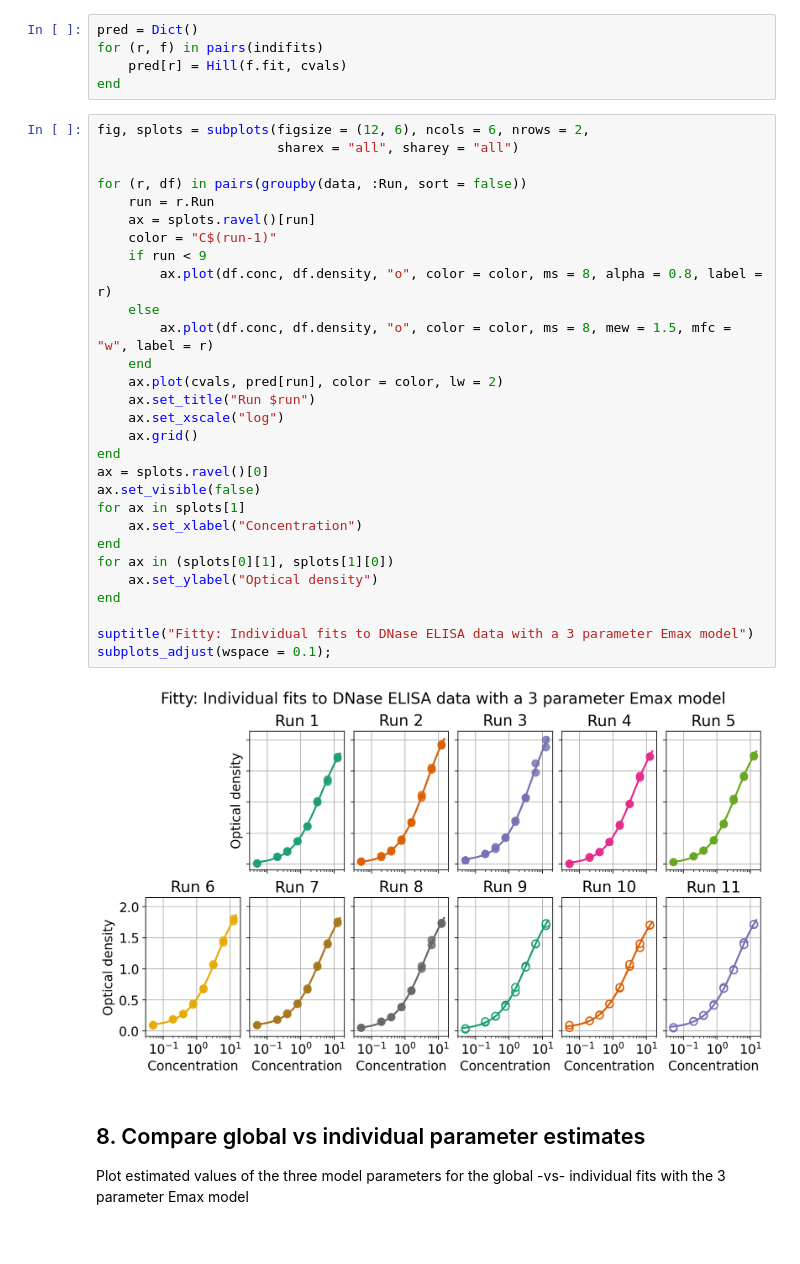
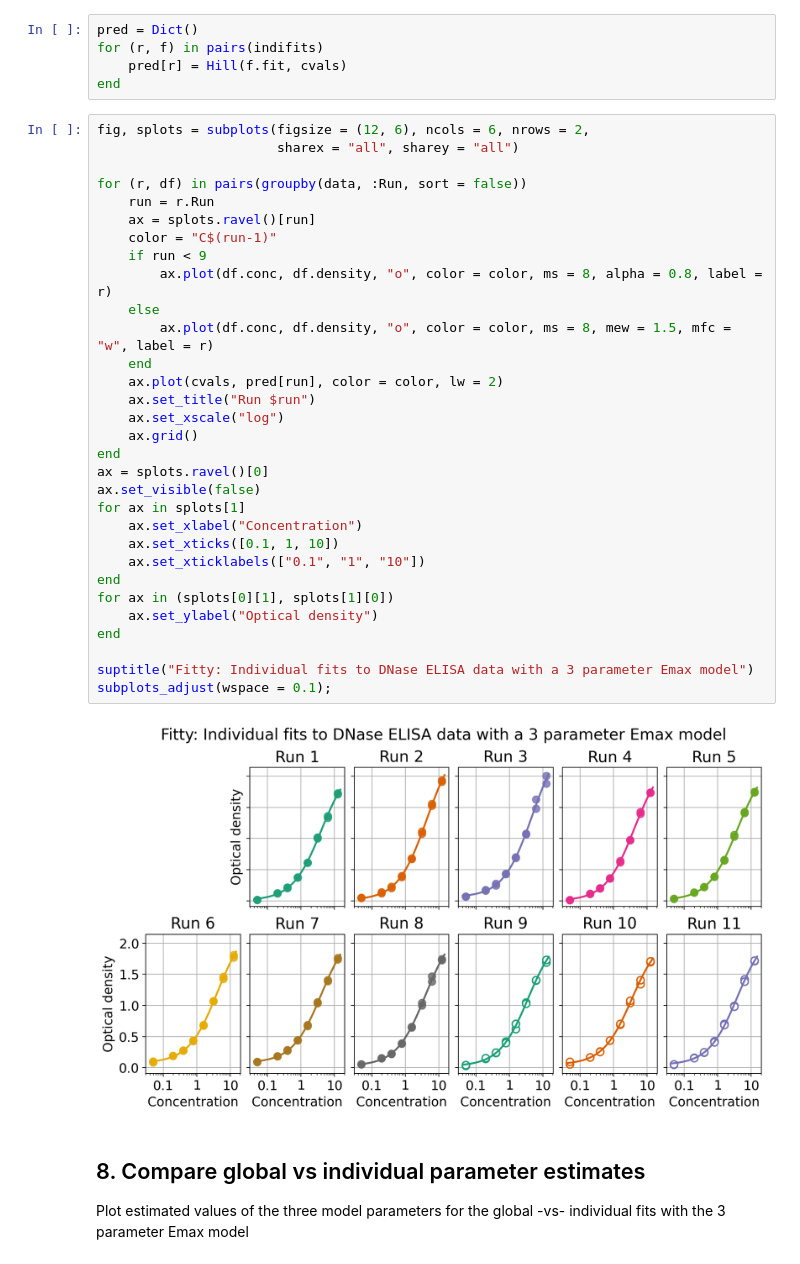
Before and after one commit to quantilogix/Fitty.jl, a Jupyter notebook: notebooks/05-DNaseDRfits.ipynb, the cells around one changed output. Cells and saved outputs as stored; diff of their text form.

Commit message:
Updated plot axis labels

```diff
--- a/notebooks/05-DNaseDRfits.ipynb
+++ b/notebooks/05-DNaseDRfits.ipynb
@@ -448,34 +452,36 @@ end
 # %%
 fig, splots = subplots(figsize = (12, 6), ncols = 6, nrows = 2,
                        sharex = "all", sharey = "all")
 
 for (r, df) in pairs(groupby(data, :Run, sort = false))
     run = r.Run
     ax = splots.ravel()[run]
     color = "C$(run-1)"
     if run < 9
         ax.plot(df.conc, df.density, "o", color = color, ms = 8, alpha = 0.8, label = r)
     else
         ax.plot(df.conc, df.density, "o", color = color, ms = 8, mew = 1.5, mfc = "w", label = r)
     end
     ax.plot(cvals, pred[run], color = color, lw = 2)
     ax.set_title("Run $run")
     ax.set_xscale("log")
     ax.grid()
 end
 ax = splots.ravel()[0]
 ax.set_visible(false)
 for ax in splots[1]
     ax.set_xlabel("Concentration")
+    ax.set_xticks([0.1, 1, 10])
+    ax.set_xticklabels(["0.1", "1", "10"])
 end
 for ax in (splots[0][1], splots[1][0])
     ax.set_ylabel("Optical density")
 end
 
 suptitle("Fitty: Individual fits to DNase ELISA data with a 3 parameter Emax model")
 subplots_adjust(wspace = 0.1);
 # %% [output]
-[figure, old version]
+[figure, new version]
 # %% [markdown]
 ## 8. Compare global vs individual parameter estimates
 
```
Also changed, not shown: parts of 7 cells of this notebook.
